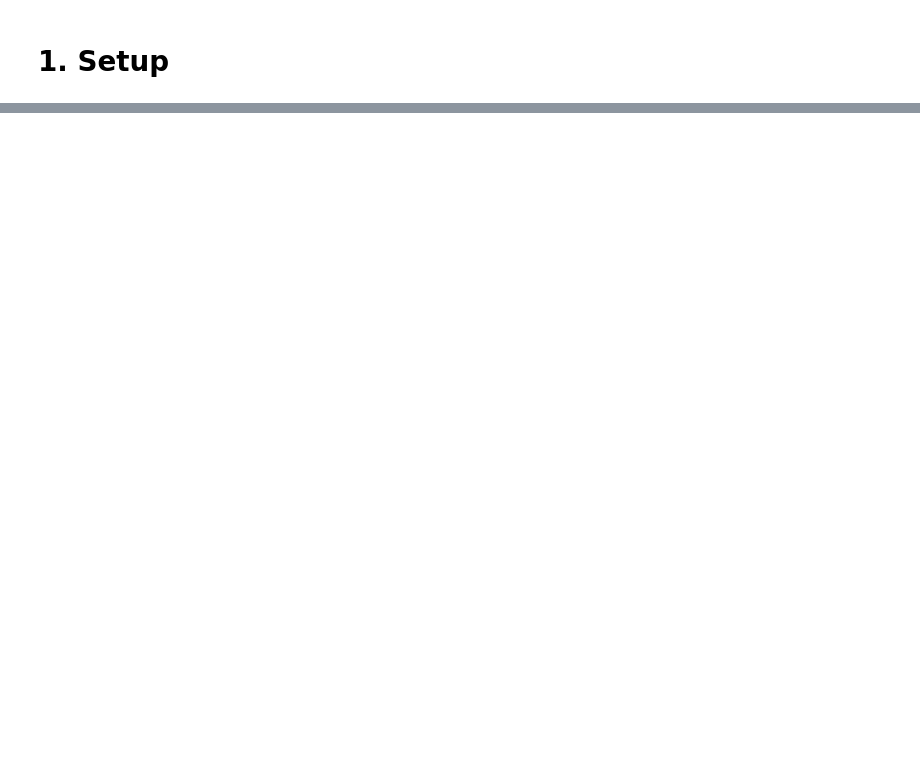
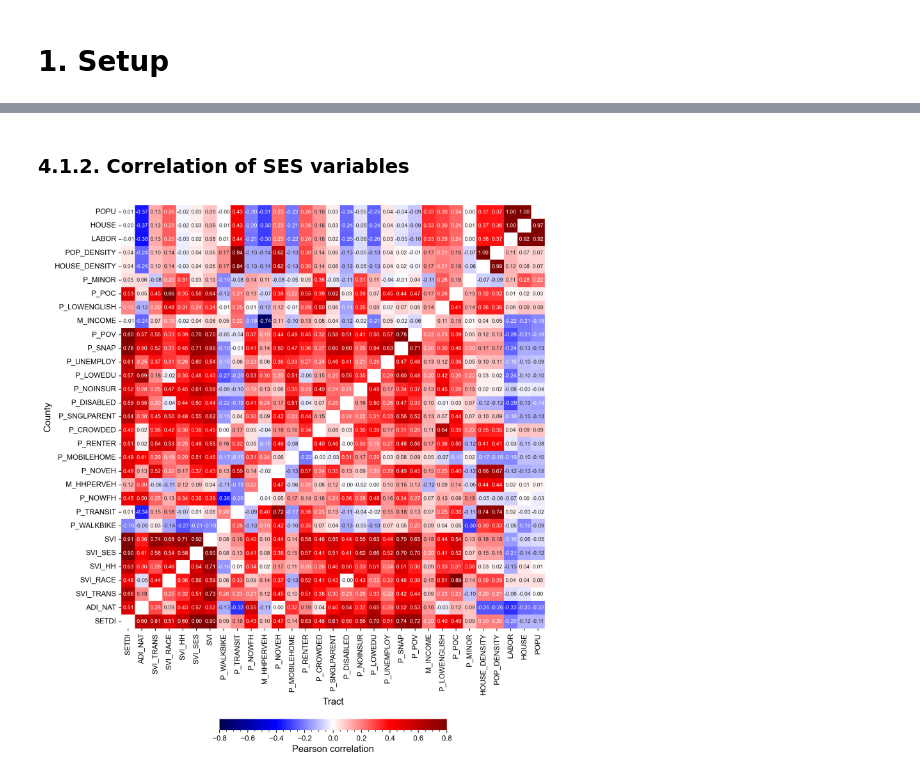
Before and after one commit to rvanxer/spr_4711, a Jupyter notebook: code/2_ses.ipynb, the cells around one changed output, grey strips where cells are left out. Cells and saved outputs as stored; diff of their text form; code cells hidden in the pictures; blank space fills up the shorter version.

```diff
--- a/code/2_ses.ipynb
+++ b/code/2_ses.ipynb
@@ -428,9 +326,0 @@ plot_corr_matrix(acs21) # 2s
-# %%
-ax = pplot(size=(5, 3), xlab='Population density', ylab='Housing density')
-for scale, color, size, alpha in [
-        ('BG', 'r', 3, 0.3), ('Tract', 'c', 5, 0.5), ('County', 'm', 10, 1)]:
-    df = acs[acs['scale'] == scale]
-    ax.scatter(df['popd'], df['housd'], s=size, linewidth=0,
-               color=color, alpha=alpha, label=scale)
-ax.plot([0, 1], [0, 1], ls='--', color='k', lw=0.8)
-ax.legend(); # 3s
@@ -438,0 +427,23 @@ ax.legend(); # 3s
+# %% [markdown]
+### 4.1.2. Correlation of SES variables
+# %%
+def plot_corr_matrix(ses, stateFips=None):
+    if stateFips:
+        ses = ses[ses.geoid.str[:2] == str(stateFips)]
+    df = ses.set_index('scale').rename(columns=str.upper).iloc[:, 1:]
+    corr = (np.triu(df.loc['County', :].corr(), 1) +
+            np.tril(df.loc['Tract', :].corr(), -1))
+    corr = Pdf(corr, index=df.columns, columns=df.columns)
+    np.fill_diagonal(corr.values, np.nan)
+    ax = pplot(size=(14, 15), dpi=200)
+    sns.heatmap(corr, square=True, ax=ax,
+                cmap='seismic', vmax=.8, vmin=-.8,
+                annot=True, fmt='.2f', annot_kws=D(fontsize=7.5),
+                cbar_kws=D(shrink=0.4, orientation='horizontal',
+                           label='Pearson correlation'))
+    ax.invert_xaxis(); ax.grid(alpha=0); ax.minorticks_off()
+    ax = pplot(ax, xlab='Tract', ylab='County')
+
+plot_corr_matrix(ses) # 3s
+# %% [output]
+[figure, added]
```
Also changed, not shown: parts of 81 cells of this notebook, 7 other files.
